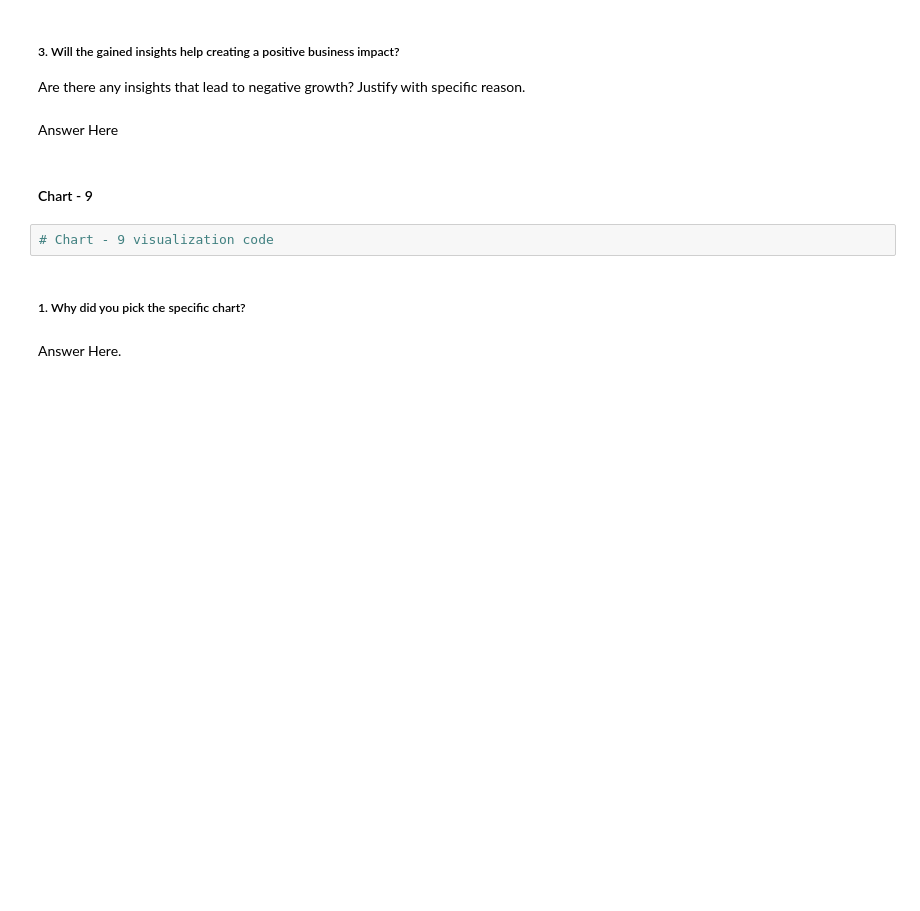
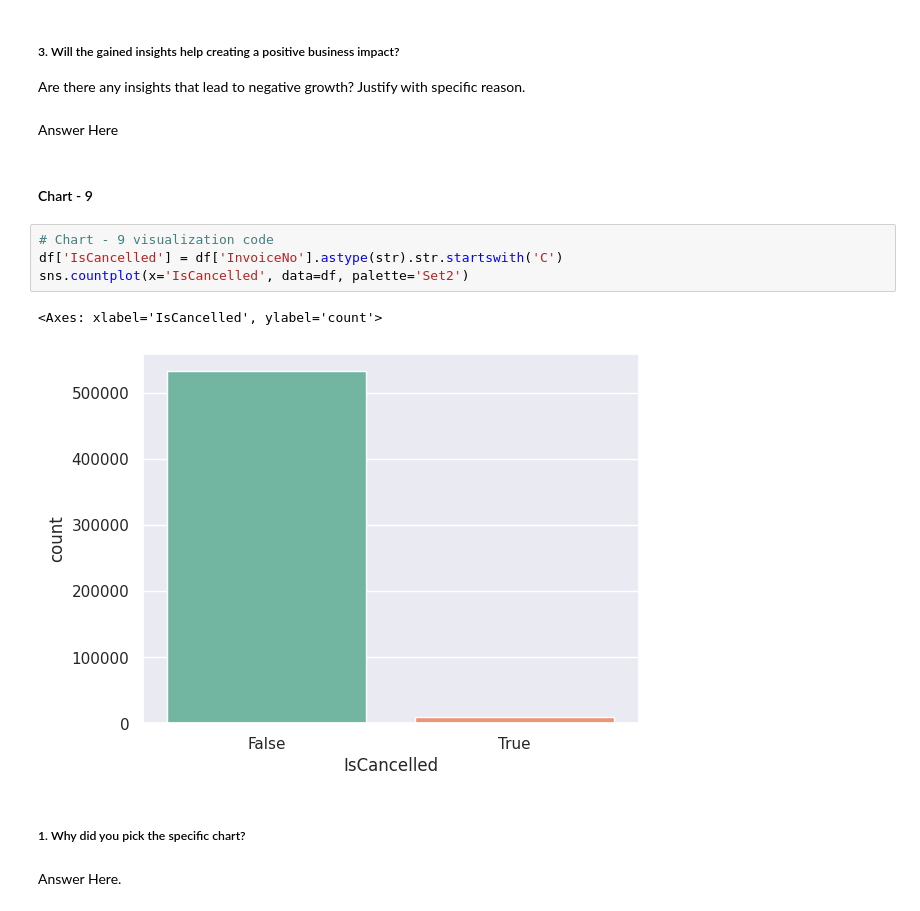
Before and after one commit to varuncode01/ST_Project5, a Jupyter notebook: ML_Project5.ipynb, the cells around one changed output. Drawn from its saved outputs; the diff is of its cells as text; blank space fills up the shorter version.

```diff
--- a/ML_Project5.ipynb
+++ b/ML_Project5.ipynb
@@ -405,8 +405,13 @@ Are there any insights that lead to negative growth? Justify with specific reaso
 Answer Here
 # %% [markdown]
 #### Chart - 9
-# %%
-# Chart - 9 visualization code
+# %%
+# Chart - 9 visualization code
+df['IsCancelled'] = df['InvoiceNo'].astype(str).str.startswith('C')
+sns.countplot(x='IsCancelled', data=df, palette='Set2')
+# %% [output]
+<Axes: xlabel='IsCancelled', ylabel='count'>
+[figure, added]
 # %% [markdown]
 ##### 1. Why did you pick the specific chart?
 # %% [markdown]
```
Also changed, not shown: parts of 22 cells of this notebook.
